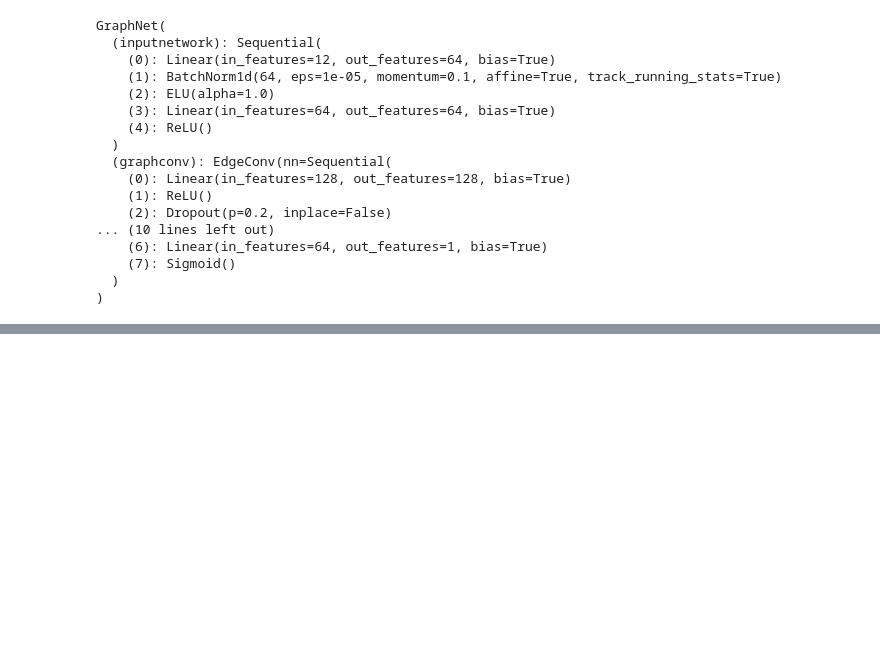
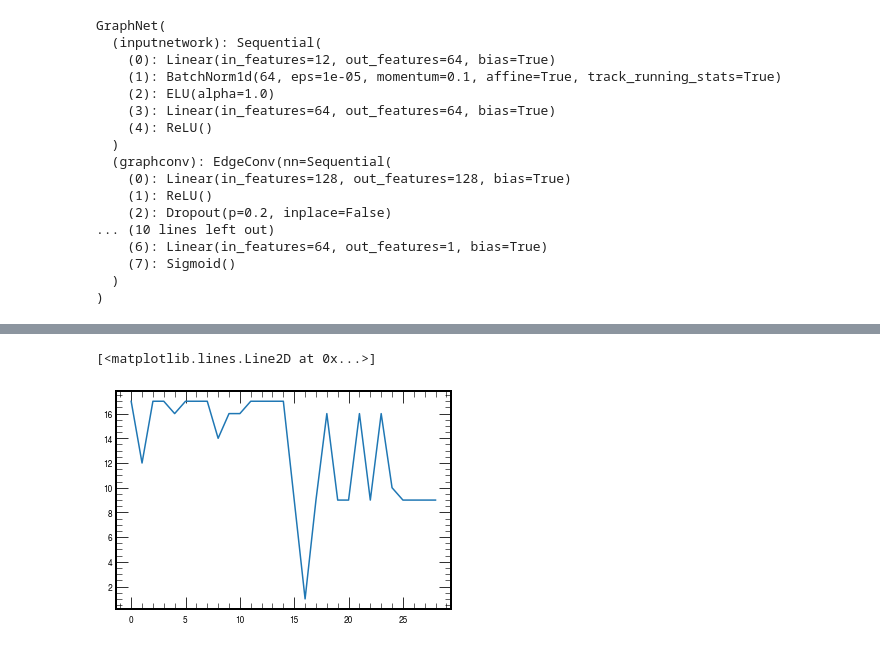
Before and after one commit to Abhirikshma/HackathonLinking, a Jupyter notebook: 3-Visualization.ipynb, the cells around one changed output, grey strips where cells are left out. Saved outputs shown, nothing was run; the diff lists cells and outputs as text; code cells hidden in the pictures; blank space fills up the shorter version.

```diff
--- a/3-Visualization.ipynb
+++ b/3-Visualization.ipynb
@@ -260,7 +260,7 @@ def prediction_pairs(model, data_list, ev, thr):
 
     return truth_nodes_features,index_tuple
 
-def connectivity_matrix(model, data_list, ev, similarity=True, thr=0.7):
+def connectivity_matrix(model, data_list, ev, similarity=True, thr=0.6):
     data_ev, mean, std = normalize_and_get_data(data_list, ev)
     out = model(data_ev)
     N = data_ev.num_nodes
@@ -268,8 +268,11 @@ def connectivity_matrix(model, data_list, ev, similarity=True, thr=0.7):
     truth_mat = np.zeros([N, N])
     for indx, src in enumerate(data_ev.edge_index[0]):
         dest = data_ev.edge_index[1][indx]
-        mat[src][dest] = out[indx]
-        mat[dest][src] = out[indx]
+        # weighted adj is filled only if score > thr
+        if out[indx] > thr:
+            mat[src][dest] = out[indx]
+            mat[dest][src] = out[indx]
+
         truth_mat[src][dest] = data_ev.edge_label[indx]
         truth_mat[dest][src] = data_ev.edge_label[indx]
 
@@ -329,3 +332,7 @@ plotTrackster(fig, ax, ax2,ax3,ax4, z,x,y,heatmap=E,edges=p_pairs, edges_t = t_p
 # %%
-truth_adj, similarity = connectivity_matrix(modelLoad, testDataset, ev_vis)
-adjacency = similarity>0.6
+# get the truth and predicted (weighted) adj matrices for the event
+adj_weighted, truth_adj = connectivity_matrix(modelLoad, testDataset, ev_vis)
+adj_unweigh = adj_weighted>0.6 # adj_unweigh is the thresholded matrix
+
+degree_unweigh = np.sum(adj_unweigh, axis = 1)
+degree_weighted = np.sum(adj_weighted, axis = 1)
@@ -334,0 +339,5 @@ weighted_deg = np.sum(similarity, axis = 1)
+# %%
+plt.plot(degree_unweigh)
+# %% [output]
+[<matplotlib.lines.Line2D at 0x...>]
+[figure, added]
```
Also changed, not shown: parts of 14 cells of this notebook.
